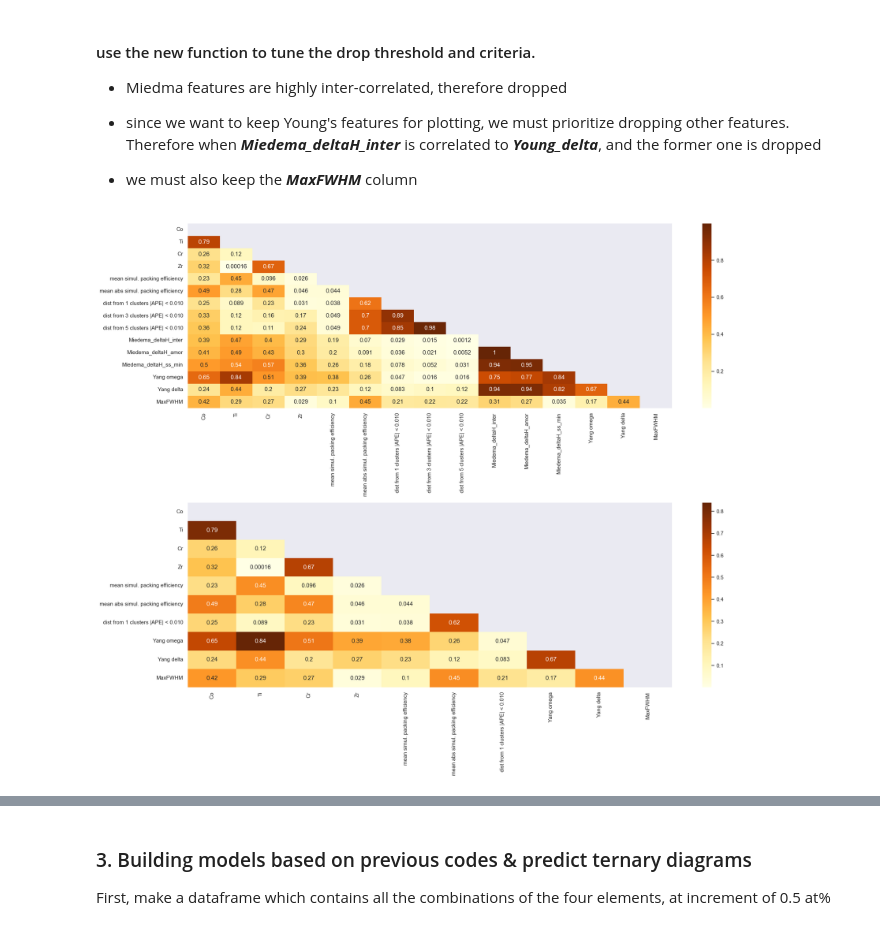
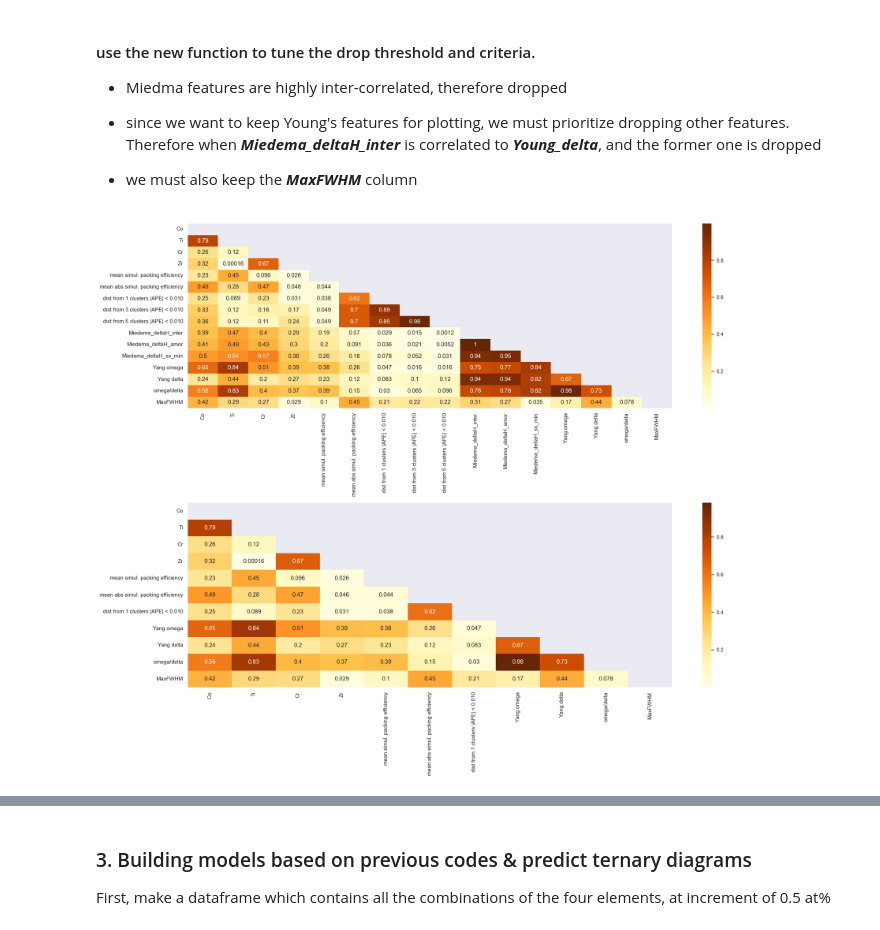
Before and after one commit to Baishi2000/MSE403_Baishi_Pu_1004916184, a Jupyter notebook: Assi 5/Assi 5.ipynb, the cells around one changed output, grey strips where cells are left out. Cells and saved outputs as stored; diff of their text form; code cells hidden in the pictures.

```diff
--- a/Assi 5/Assi 5.ipynb
+++ b/Assi 5/Assi 5.ipynb
@@ -233,6 +219,9 @@ dff.to_excel('dff.xlsx')
 # %%
 ### basic housekeeping: read the featurized file,
 dff = pd.read_excel('dff.xlsx', index_col=0)
+### make an additional feature as used in Yang's paper
+dff['omega/delta'] = dff['Yang omega'] / dff['Yang delta']
+dff = dff.dropna()
 
 # preserve only numerical features
 dff = dff.drop(columns=['formula', 'composition'])
@@ -301,9 +290,9 @@ def supervised_drop(df, corr_threshold=0.85, must = [], exception = [], color_sc
 * we must also keep the **_MaxFWHM_** column
 # %%
 dff, dff_to_drop = supervised_drop(dff, must = ['Miedema_deltaH_inter'],
-                exception = ['Yang omega', 'Yang delta', 'MaxFWHM'], update_df=True)
+                exception = ['Yang omega', 'Yang delta', 'omega/delta', 'MaxFWHM'], update_df=True)
 # %% [output]
-[figure, old version]
+[figure, new version]
 # %%
 LOCO_cv(dff, n_degree=3)
 # %% [output]
```
Also changed, not shown: parts of 26 cells of this notebook.
